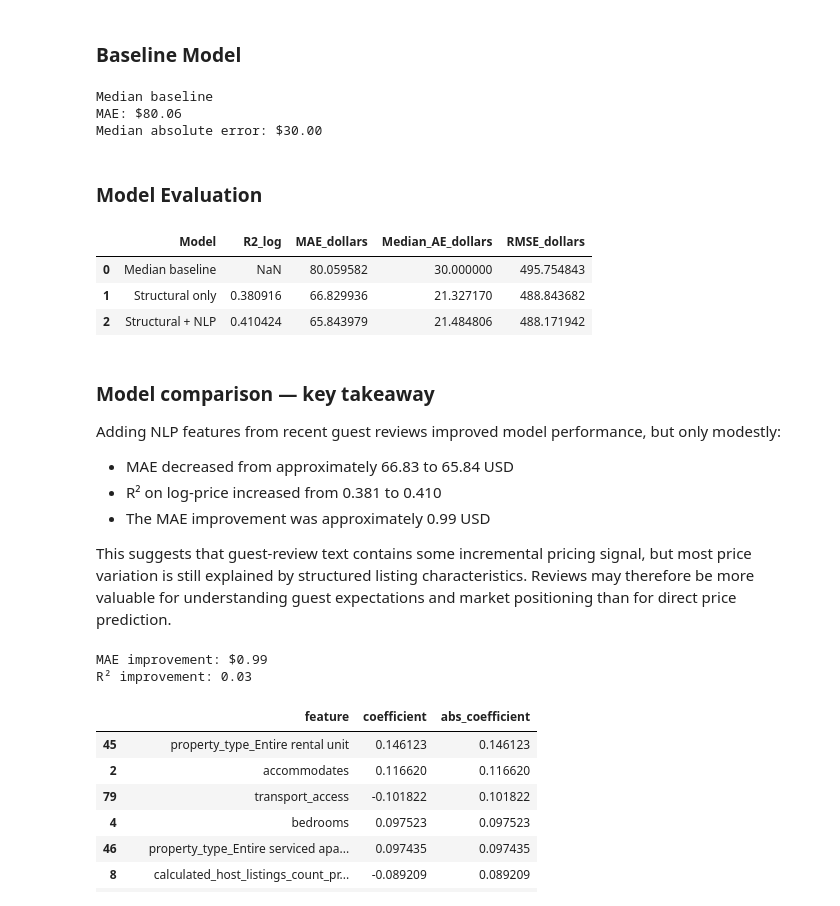
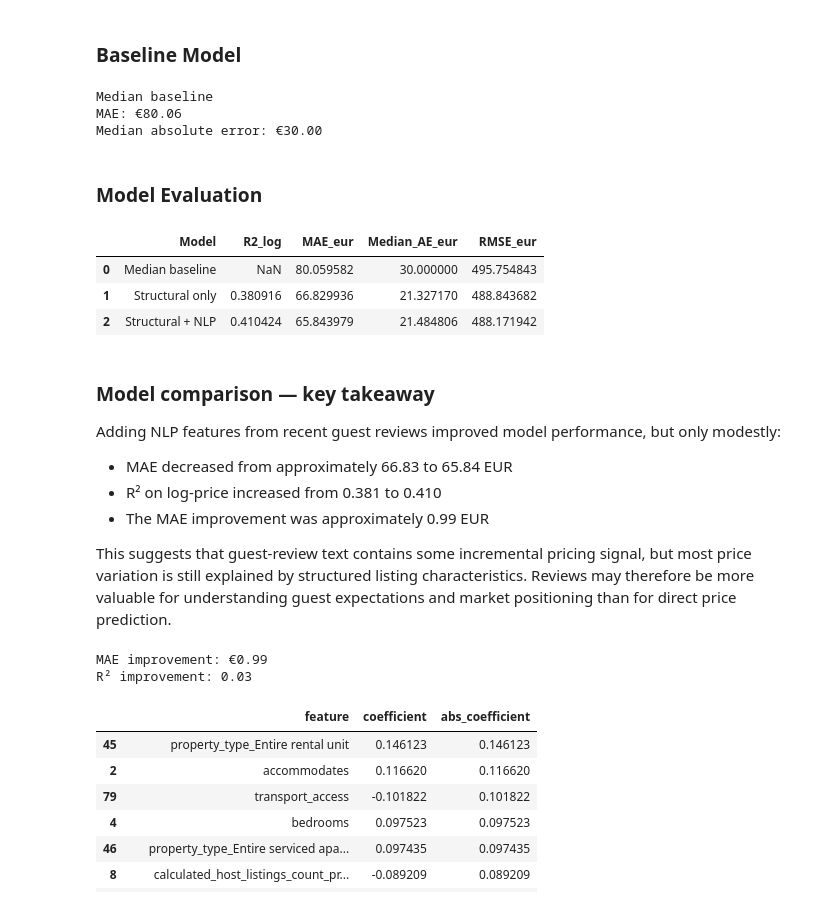
Before and after one commit to Onureeva/airbnb-vienna-nlp-pricing, a Jupyter notebook: notebooks/02_airbnb_analysis.ipynb, the cells around one changed output. Saved outputs shown, nothing was run; the diff lists cells and outputs as text; code cells hidden in the pictures.

```diff
--- a/notebooks/02_airbnb_analysis.ipynb
+++ b/notebooks/02_airbnb_analysis.ipynb
@@ -1385,7 +1384,7 @@ from sklearn.metrics import (
     mean_squared_error,
     r2_score
 )
-# Convert log-transformed prices back to dollar values
+# Convert log-transformed prices back to euro values
 actual_prices = np.expm1(y_test)
 
 median_train_price = np.median(
@@ -1408,12 +1407,12 @@ baseline_medae = median_absolute_error(
 )
 
 print("Median baseline")
-print(f"MAE: ${baseline_mae:.2f}")
-print(f"Median absolute error: ${baseline_medae:.2f}")
+print(f"MAE: €{baseline_mae:.2f}")
+print(f"Median absolute error: €{baseline_medae:.2f}")
 # %% [output]
 Median baseline
-MAE: $80.06
-Median absolute error: $30.00
+MAE: €80.06
+Median absolute error: €30.00
 # %% [markdown]
 ### Model Evaluation
 # %%
@@ -1431,49 +1430,49 @@ def evaluate_price_model(
             y_true_log,
             y_pred_log
         ),
-        "MAE_dollars": mean_absolute_error(
+        "MAE_eur": mean_absolute_error(
             actual,
             predicted
         ),
-        "Median_AE_dollars": median_absolute_error(
+        "Median_AE_eur": median_absolute_error(
             actual,
             predicted
         ),
-        "RMSE_dollars": np.sqrt(
+        "RMSE_eur": np.sqrt(
             mean_squared_error(actual, predicted)
         )
     }
 # %%
 results = [
     {
         "Model": "Median baseline",
         "R2_log": np.nan,
-        "MAE_dollars": baseline_mae,
-        "Median_AE_dollars": baseline_medae,
-        "RMSE_dollars": np.sqrt(
+        "MAE_eur": baseline_mae,
+        "Median_AE_eur": baseline_medae,
+        "RMSE_eur": np.sqrt(
             mean_squared_error(
                 actual_prices,
                 median_predictions
             )
         )
     },
     evaluate_price_model(
         "Structural only",
         y_test,
         pred_struct_log
     ),
     evaluate_price_model(
         "Structural + NLP",
         y_test,
         pred_all_log
     )
 ]
 
 results_df = pd.DataFrame(results)
 
 display(results_df)
 # %% [output]
-|  | Model | R2_log | MAE_dollars | Median_AE_dollars | RMSE_dollars |
+|  | Model | R2_log | MAE_eur | Median_AE_eur | RMSE_eur |
 | 0 | Median baseline | NaN | 80.059582 | 30.000000 | 495.754843 |
 | 1 | Structural only | 0.380916 | 66.829936 | 21.327170 | 488.843682 |
 | 2 | Structural + NLP | 0.410424 | 65.843979 | 21.484806 | 488.171942 |
@@ -1482,29 +1481,29 @@ display(results_df)
 
 Adding NLP features from recent guest reviews improved model performance, but only modestly:
 
-- MAE decreased from approximately 66.83 to 65.84 USD
+- MAE decreased from approximately 66.83 to 65.84 EUR
 - R² on log-price increased from 0.381 to 0.410
-- The MAE improvement was approximately 0.99 USD
+- The MAE improvement was approximately 0.99 EUR
 
 This suggests that guest-review text contains some incremental pricing signal, but most price variation is still explained by structured listing characteristics. Reviews may therefore be more valuable for understanding guest expectations and market positioning than for direct price prediction.
 # %%
 # Quantify the incremental value of NLP features
-mae_struct = results_df.loc[1, "MAE_dollars"]
-mae_all = results_df.loc[2, "MAE_dollars"]
+mae_struct = results_df.loc[1, "MAE_eur"]
+mae_all = results_df.loc[2, "MAE_eur"]
 r2_struct = results_df.loc[1, "R2_log"]
 r2_all = results_df.loc[2, "R2_log"]
 
-mae_struct = results_df.loc[1, "MAE_dollars"]
-mae_all = results_df.loc[2, "MAE_dollars"]
+mae_struct = results_df.loc[1, "MAE_eur"]
+mae_all = results_df.loc[2, "MAE_eur"]
 
 r2_struct = results_df.loc[1, "R2_log"]
 r2_all = results_df.loc[2, "R2_log"]
 
 
-print(f"MAE improvement: ${mae_struct - mae_all:.2f}")
+print(f"MAE improvement: €{mae_struct - mae_all:.2f}")
 print(f"R² improvement: {r2_all - r2_struct:.2f}")
 # %% [output]
-MAE improvement: $0.99
+MAE improvement: €0.99
 R² improvement: 0.03
 # %%
 coef_df = pd.DataFrame({
```
Also changed, not shown: parts of 8 cells of this notebook.
